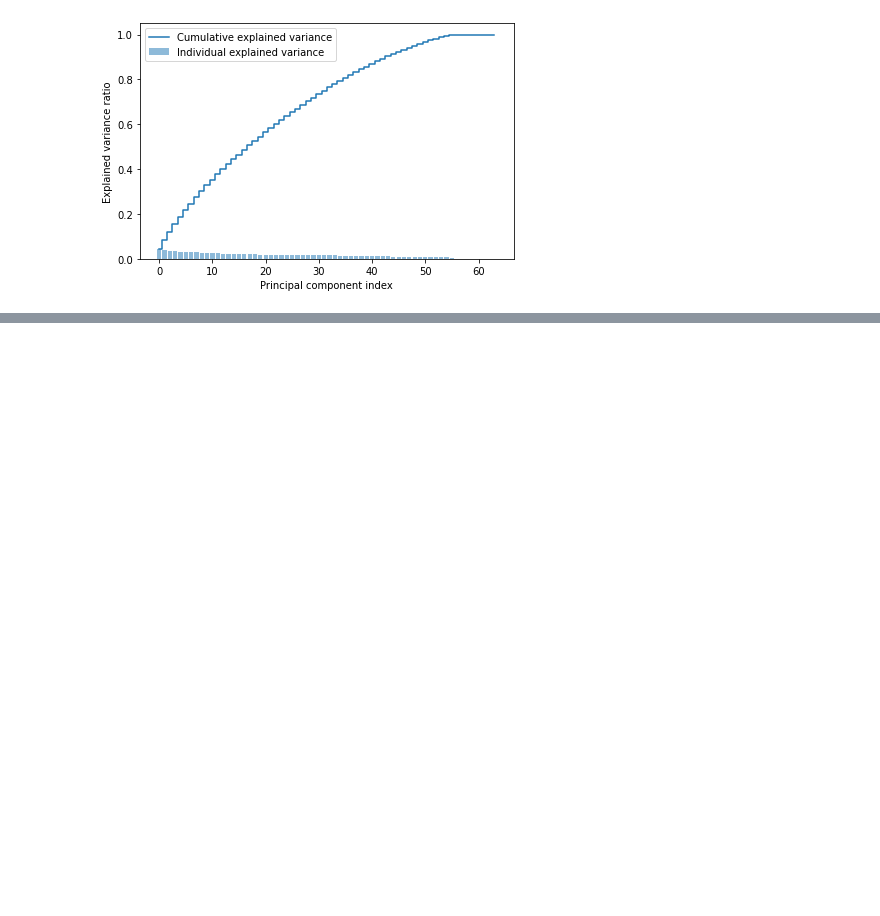
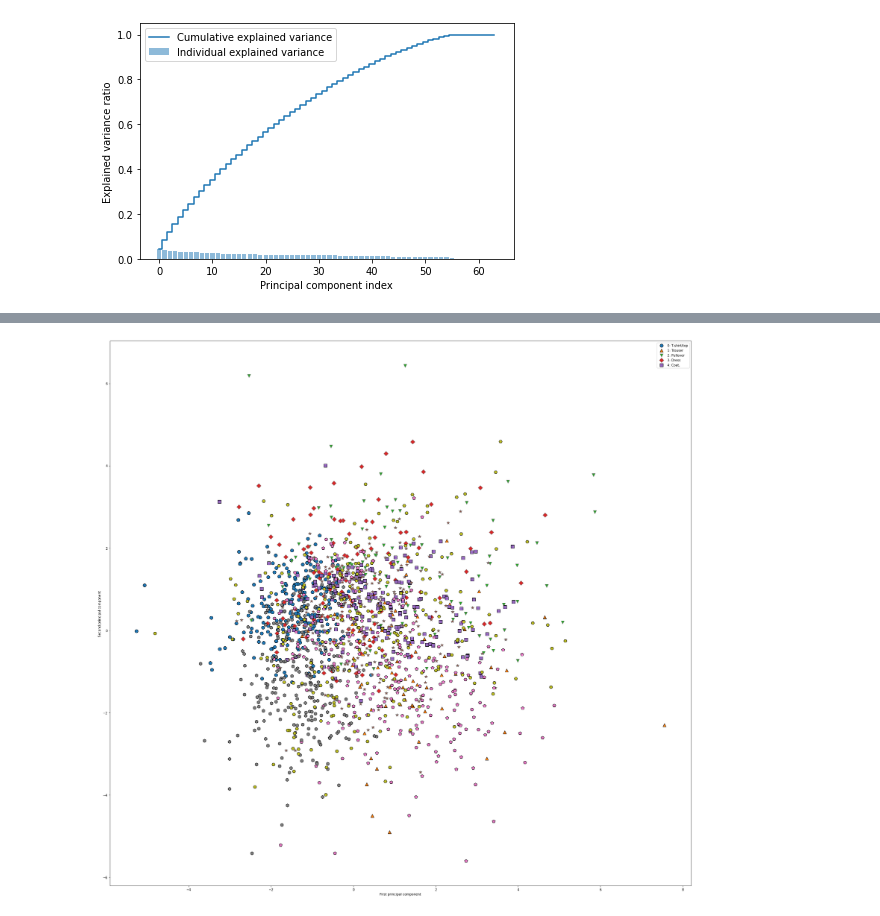
Before and after one commit to jasonmrimer/cse590-machine-learning, a Jupyter notebook: final-project/clustering/pca.ipynb, the cells around one changed output, grey strips where cells are left out. Cells and saved outputs as stored; diff of their text form; code cells hidden in the pictures; blank space fills up the shorter version.

```diff
--- a/final-project/clustering/pca.ipynb
+++ b/final-project/clustering/pca.ipynb
@@ -136,0 +235,7 @@ plt.show()
+# %%
+X_pca_standard = preprocess_data(
+    scale(StandardScaler(), X_train)
+)
+display_preprocessed_2d(X_pca_standard)
+# %% [output]
+[figure, added]
```
Also changed, not shown: parts of 6 cells of this notebook, 1 other file.
